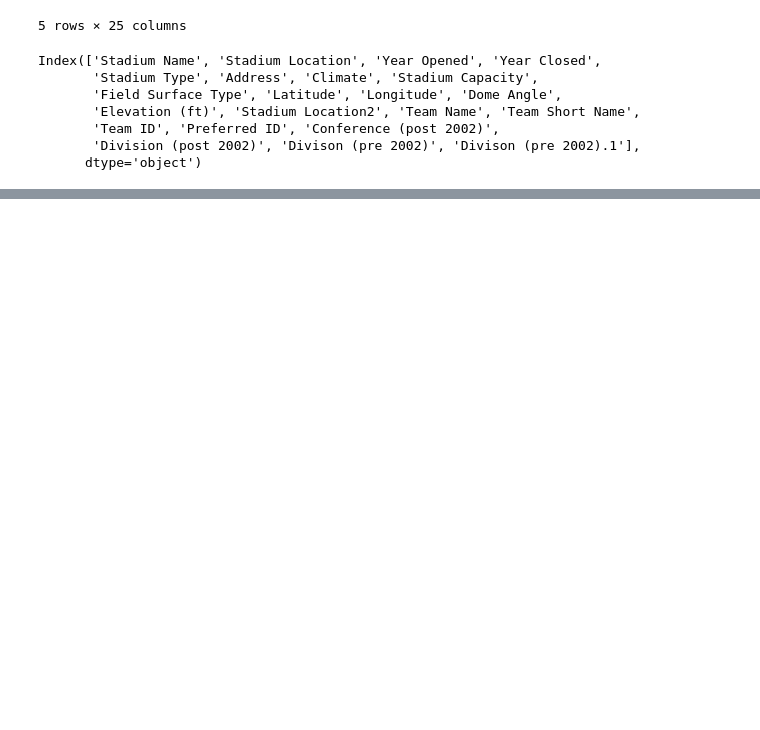
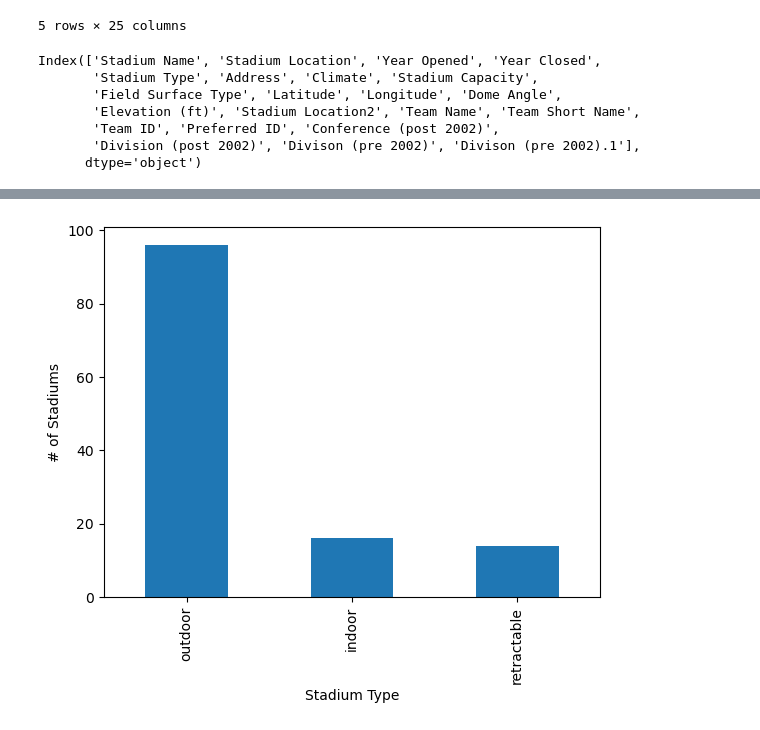
Before and after one commit to meltonme/nfl_sports_betting_analysis, a Jupyter notebook: NFL Betting Analysis/betting_analysis.ipynb, the cells around one changed output, grey strips where cells are left out. Cells and saved outputs as stored; diff of their text form; code cells hidden in the pictures; blank space fills up the shorter version.

```diff
--- a/NFL Betting Analysis/betting_analysis.ipynb
+++ b/NFL Betting Analysis/betting_analysis.ipynb
@@ -132,0 +187,8 @@ renamed_team_stadium_merged
+# %%
+#create a bar chart for showing the different roof types
+renamed_team_stadium_merged['Stadium Type'].value_counts().plot(kind='bar')
+plt.xlabel('Stadium Type')
+plt.ylabel('# of Stadiums')
+plt.show()
+# %% [output]
+[figure, added]
```
Also changed, not shown: parts of 9 cells of this notebook, 2 other files.
